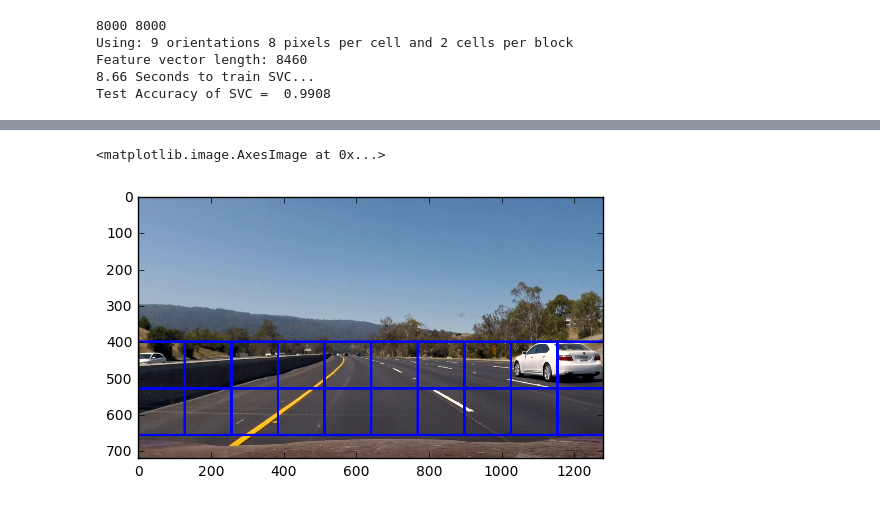
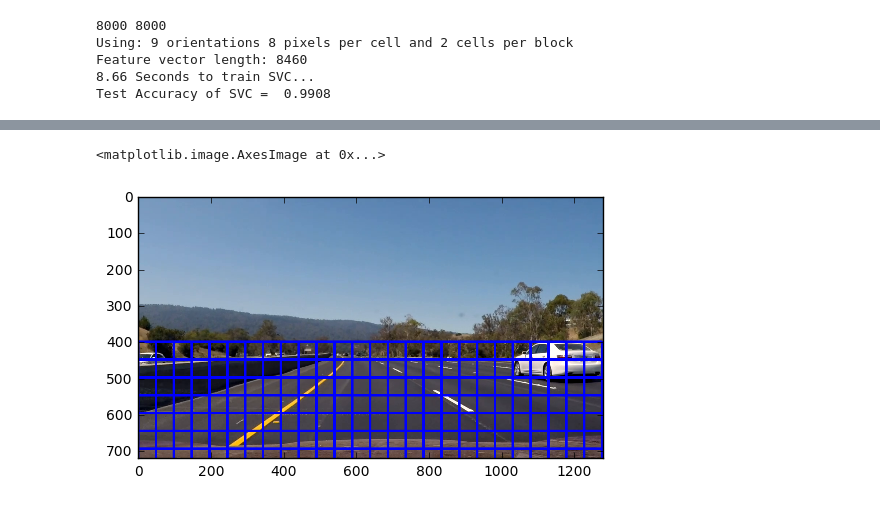
Before and after one commit to sirpsycho85/CarND-Vehicle-Detection, a Jupyter notebook: Scratch.ipynb, the cells around one changed output, grey strips where cells are left out. Drawn from its saved outputs; the diff is of its cells as text; code cells hidden in the pictures.

```diff
--- a/Scratch.ipynb
+++ b/Scratch.ipynb
@@ -677,12 +1011,15 @@ plt.imshow(labels[0], cmap='gray')
 # %%
 clip0 = VideoFileClip('project_video.mp4')
 image = clip0.get_frame(10*25/25) # shape = (720,1280)
-window_size = 128
+
+# (75,75),(100,100),(125,125),(150,150),(200,200)
+# 72,96,128,160,196
+window_size = 196
 windows = slide_window(image, x_start_stop=[None, None], y_start_stop=[400, 400+window_size*2],
-                                xy_window=(window_size,window_size), xy_overlap=(0., 0.0))
+                                xy_window=(window_size,window_size), xy_overlap=(0.75, 0.75))
 image_boxes = draw_boxes(image, windows, color=(0, 0, 255), thick=6)
 plt.imshow(image_boxes)
 # %% [output]
 <matplotlib.image.AxesImage at 0x...>
-[figure, old version]
+[figure, new version]
 # %%
```
Also changed, not shown: parts of 14 cells of this notebook, 9 other files.
